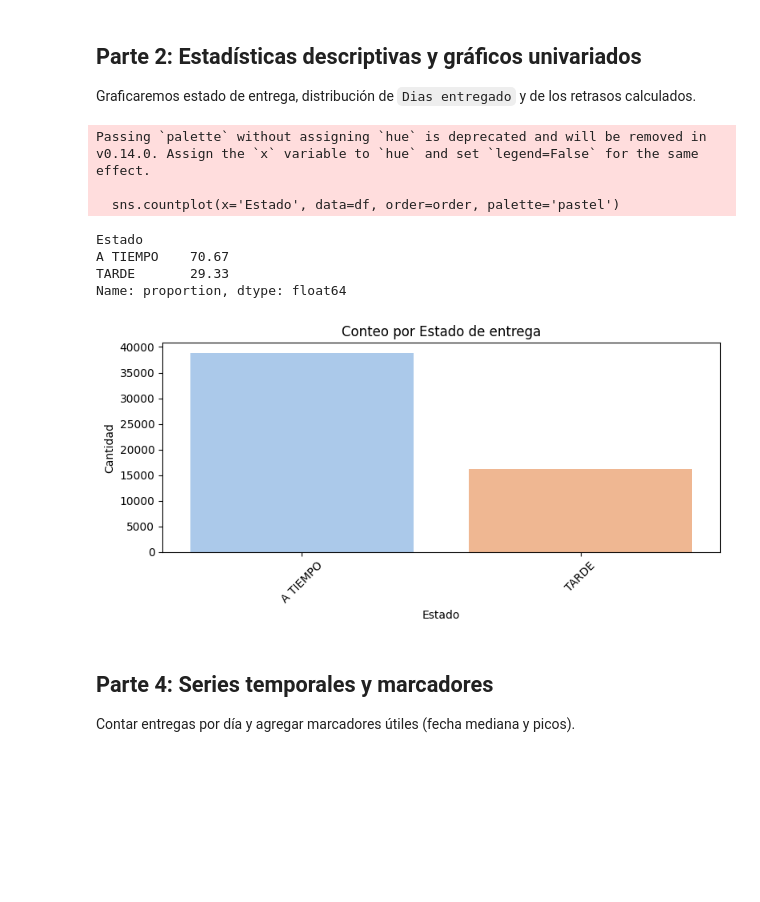
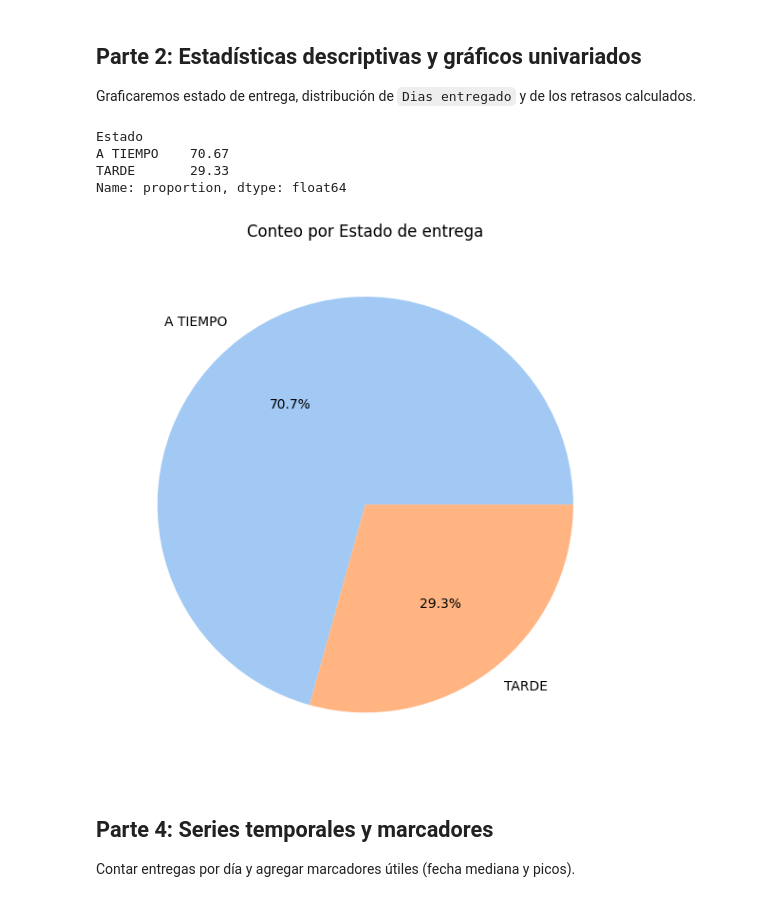
Before and after one commit to JuanHoyos329/Proyecto_IA, a Jupyter notebook: EDA.ipynb, the cells around one changed output. Cells and saved outputs as stored; diff of their text form; code cells hidden in the pictures; blank space fills up the shorter version.

```diff
--- a/EDA.ipynb
+++ b/EDA.ipynb
@@ -32,6 +32,7 @@ df.head()
 df['Fecha reparto'] = pd.to_datetime(df['Fecha reparto'], errors='coerce')
 df['Fecha entrega'] = pd.to_datetime(df['Fecha entrega'], errors='coerce')
 df['Dias entregado'] = pd.to_numeric(df['Dias entregado'], errors='coerce')
+df['Fecha recibo LD'] = pd.to_datetime(df['Fecha recibo LD'], errors='coerce')
 # %%
 # Inspección rápida: tipos, nulos y conteos básicos
 df.info()
@@ -78,26 +79,21 @@ dtype: float64
 Graficaremos estado de entrega, distribución de `Dias entregado` y de los retrasos calculados.
 # %%
 # Conteo por estado (A TIEMPO / TARDE u otros)
-plt.figure(figsize=(8,4))
-order = df['Estado'].value_counts().index
-sns.countplot(x='Estado', data=df, order=order, palette='pastel')
+plt.figure(figsize=(6,6))
+estado_counts = df['Estado'].value_counts()
+colors = sns.color_palette('pastel', len(estado_counts))
+plt.pie(estado_counts.values, labels=estado_counts.index, autopct='%1.1f%%', colors=colors)
 plt.title('Conteo por Estado de entrega')
-plt.xlabel('Estado')
-plt.ylabel('Cantidad')
-plt.xticks(rotation=45)
 plt.tight_layout()
 
 # Mostrar porcentajes por estado
 display((df['Estado'].value_counts(normalize=True)*100).round(2))
 # %% [output]
-Passing `palette` without assigning `hue` is deprecated and will be removed in v0.14.0. Assign the `x` variable to `hue` and set `legend=False` for the same effect.
-
-  sns.countplot(x='Estado', data=df, order=order, palette='pastel')
+Estado
+A TIEMPO    70.67
+TARDE       29.33
+Name: proportion, dtype: float64
-Estado
-A TIEMPO    70.67
-TARDE       29.33
-Name: proportion, dtype: float64
-[figure, old version]
+[figure, new version]
 # %% [markdown]
 ## Parte 4: Series temporales y marcadores
 Contar entregas por día y agregar marcadores útiles (fecha mediana y picos).
```
Also changed, not shown: parts of 7 cells of this notebook.
